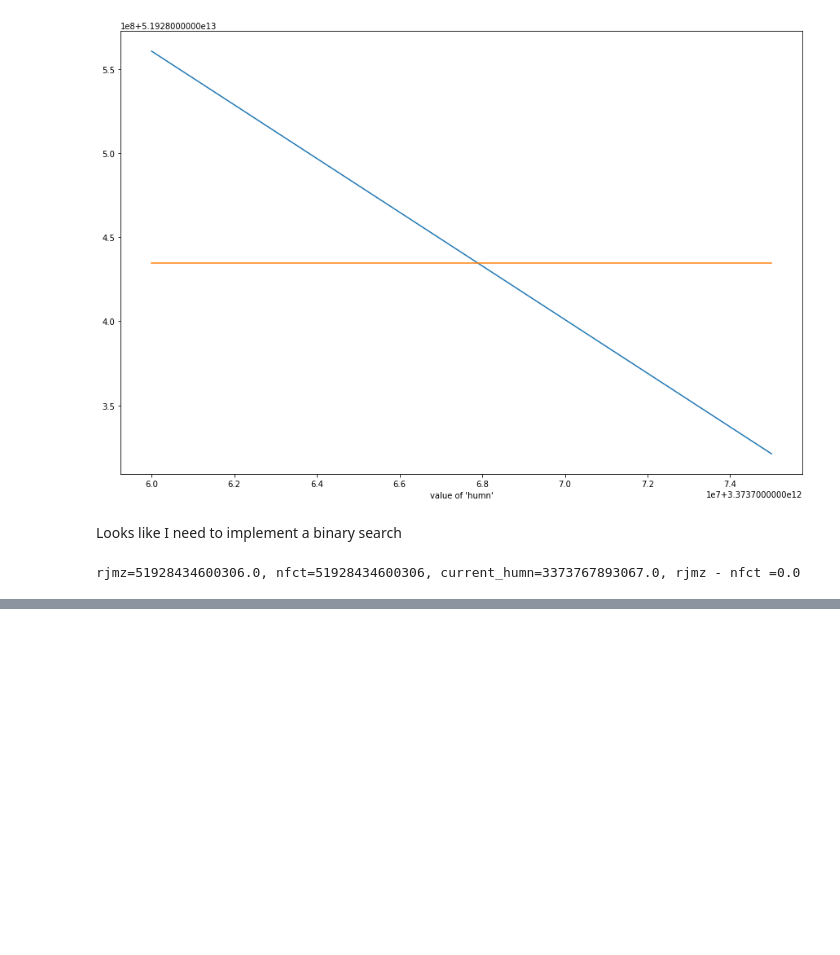
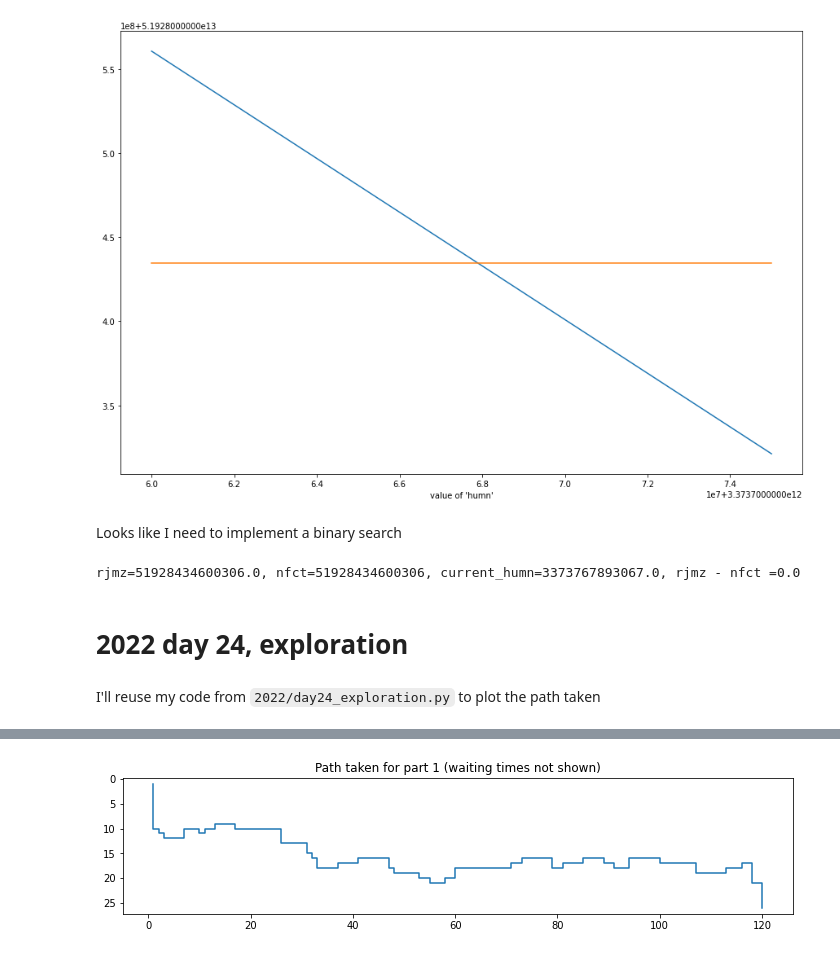
Before and after one commit to Clement-Lelievre/lewagon_x_aoc, a Jupyter notebook: puzzles_requiring_graphs.ipynb, the cells around one changed output, grey strips where cells are left out. Drawn from its saved outputs; the diff is of its cells as text; code cells hidden in the pictures; blank space fills up the shorter version.

Commit message:
display path for 2022 day 24 on a plot in the Jupyter notebook

```diff
--- a/puzzles_requiring_graphs.ipynb
+++ b/puzzles_requiring_graphs.ipynb
@@ -3650,3 +3650,7 @@ while abs(rjmz-nfct):
 print(f'{rjmz=}, {nfct=}, {current_humn=}, {rjmz - nfct =}')
 # %% [output]
 rjmz=51928434600306.0, nfct=51928434600306, current_humn=3373767893067.0, rjmz - nfct =0.0
+# %% [markdown]
+# 2022 day 24, exploration
+# %% [markdown]
+ I'll reuse my code from `2022/day24_exploration.py` to plot the path taken
@@ -3652,0 +3978,5 @@ rjmz=51928434600306.0, nfct=51928434600306, current_humn=3373767893067.0, rjmz -
+# %%
+actual_p2 = BlizzardFullPath(INPUT)
+_ = actual_p2.traverse_pqueue(actual_p2.start_square, actual_p2.end_square, 0)
+actual_p2.plot_shortest_path()
+# %% [output]
@@ -3652,0 +3987 @@ rjmz=51928434600306.0, nfct=51928434600306, current_humn=3373767893067.0, rjmz -
+[figure, added]
```
Also changed, not shown: parts of 3 cells of this notebook, 2 other files.
